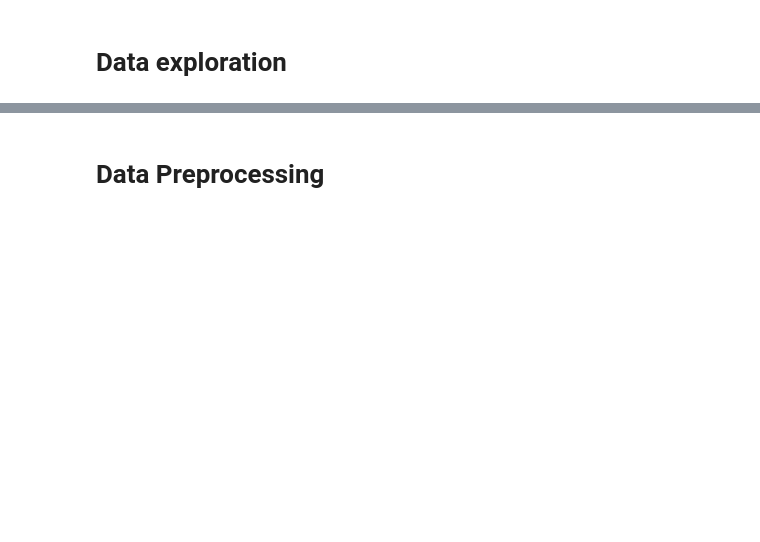
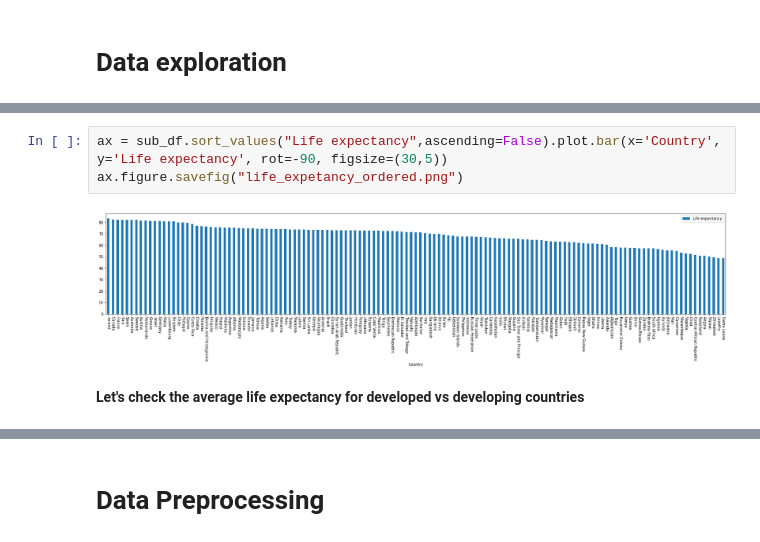
Before and after one commit to alishibli97/peca, a Jupyter notebook: mine.ipynb, the cells around one changed output, grey strips where cells are left out. Cells and saved outputs as stored; diff of their text form; blank space fills up the shorter version.

```diff
--- a/mine.ipynb
+++ b/mine.ipynb
@@ -39,0 +136,7 @@
+# %%
+ax = sub_df.sort_values("Life expectancy",ascending=False).plot.bar(x='Country', y='Life expectancy', rot=-90, figsize=(30,5))
+ax.figure.savefig("life_expetancy_ordered.png")
+# %% [output]
+[figure, added]
+# %% [markdown]
+**Let's check the average life expectancy for developed vs developing countries**
```
Also changed, not shown: parts of 39 cells of this notebook, 10 other files.
